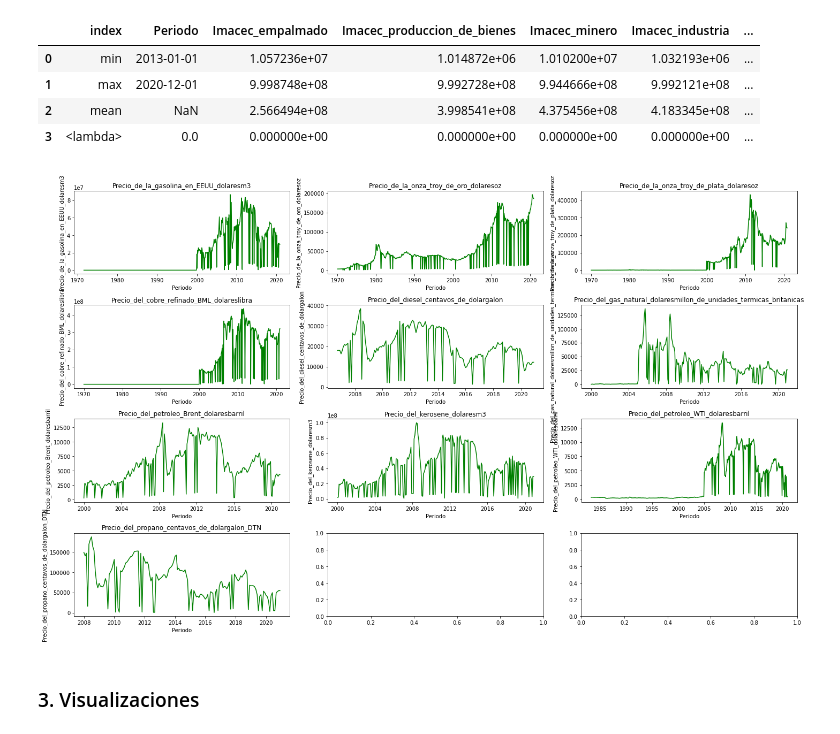
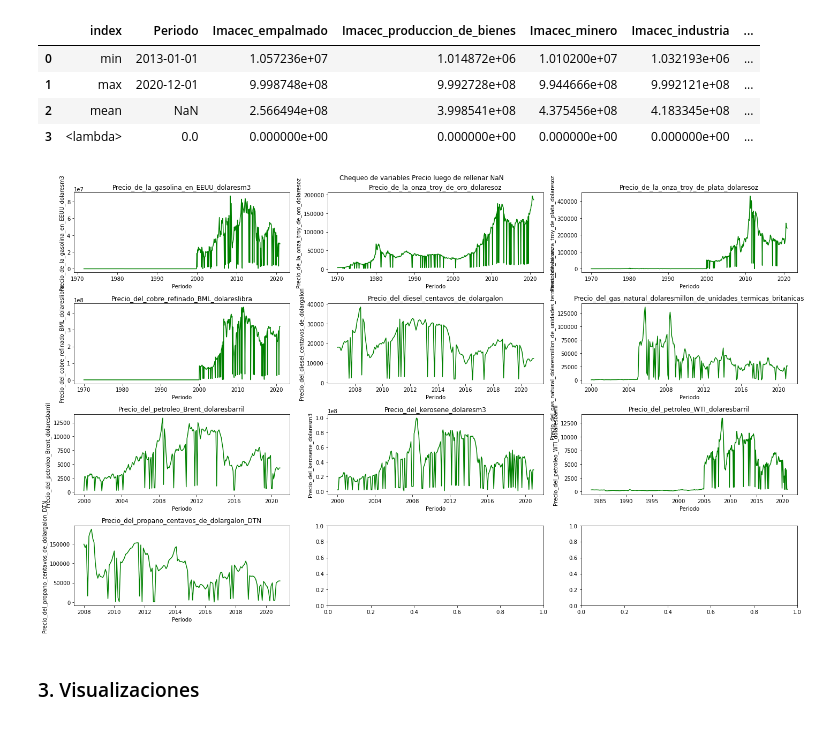
Before and after one commit to fbetteo/spike, a Jupyter notebook: desafio.ipynb, the cells around one changed output. Cells and saved outputs as stored; diff of their text form; code cells hidden in the pictures.

```diff
--- a/desafio.ipynb
+++ b/desafio.ipynb
@@ -230,5 +250,5 @@ plt.tight_layout()
 [figure]
 # %%
 # Generamos una version donde se rellenan NA con el primer valor válido anterior. No resuelve outliers pero si algunas suciedades del datasets.
-filled_dataset = banco_central_clean.fillna(method="ffill")
+filled_banco_central = banco_central_clean.fillna(method="ffill")
 # %%
@@ -240,18 +260,19 @@ filled_dataset.query('anio >= 2013').apply(['min', 'max', 'mean', lambda x: x.is
 | 2 | mean | NaN | 2.566494e+08 | 3.998541e+08 | 4.375456e+08 | 4.183345e+08 | ... |
 | 3 | <lambda> | 0.0 | 0.000000e+00 | 0.000000e+00 | 0.000000e+00 | 0.000000e+00 | ... |
 # %%
-indice = filled_dataset.columns.str.startswith("Precio")
+
+indice = filled_banco_central.columns.str.startswith("Precio")
 fig, ax = plt.subplots(nrows=4, ncols=3, figsize=(20,12))
 ax = ax.flatten()
 
-for i,col in  enumerate(filled_dataset.columns[indice]):
-    temp = filled_dataset.loc[:, ['Periodo', col]].sort_values('Periodo')
+for i,col in  enumerate(filled_banco_central.columns[indice]):
+    temp = filled_banco_central.loc[:, ['Periodo', col]].sort_values('Periodo')
     sns.lineplot(data=temp, x="Periodo", y=col, ax=ax[i], color="green")
     ax[i].set_title(col)
-
+plt.suptitle("Chequeo de variables Precio luego de rellenar NaN")
 plt.tight_layout()
 # %% [output]
-[figure, old version]
+[figure, new version]
 # %% [markdown]
 ### 3. Visualizaciones
 # %%
```
Also changed, not shown: parts of 53 cells of this notebook, 1 other file.
